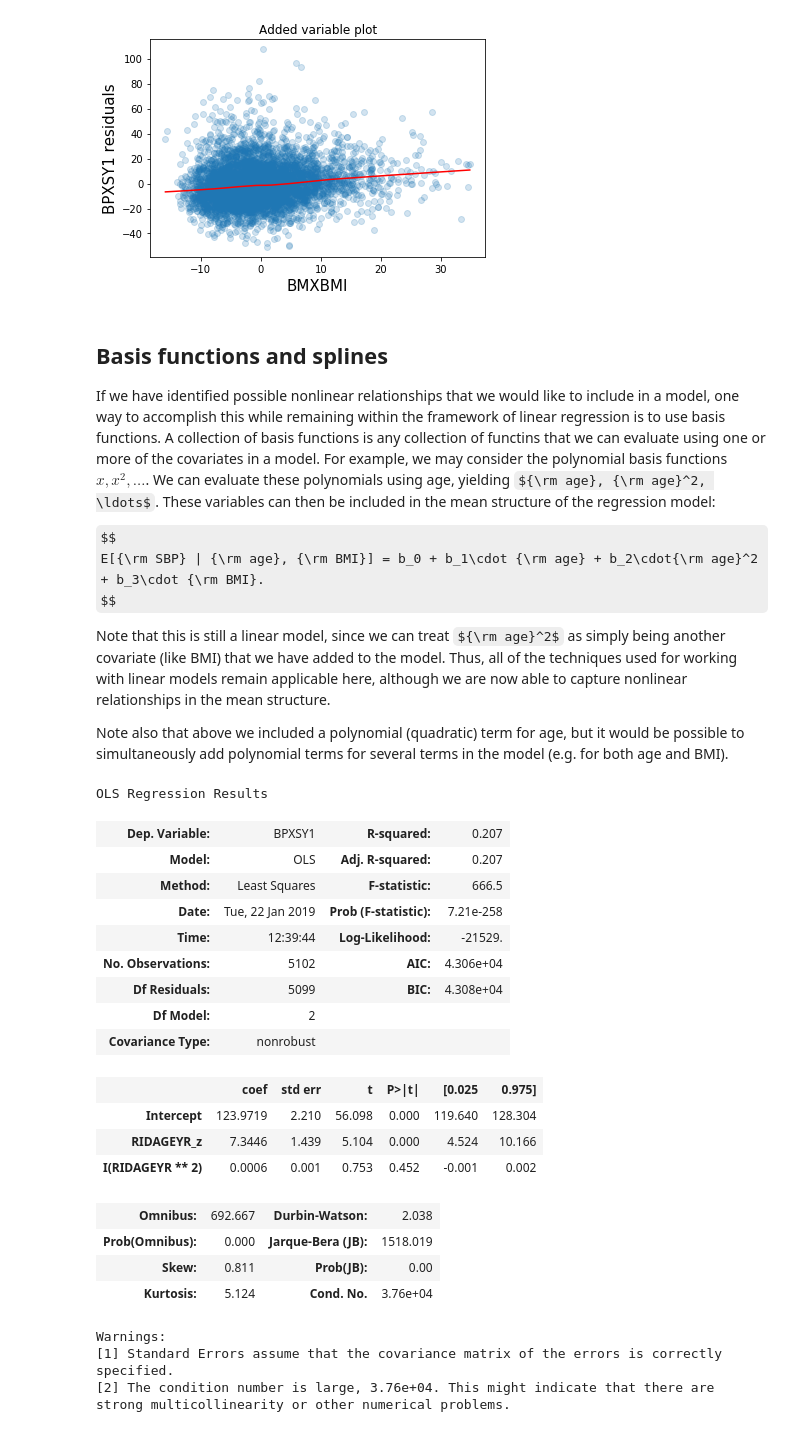
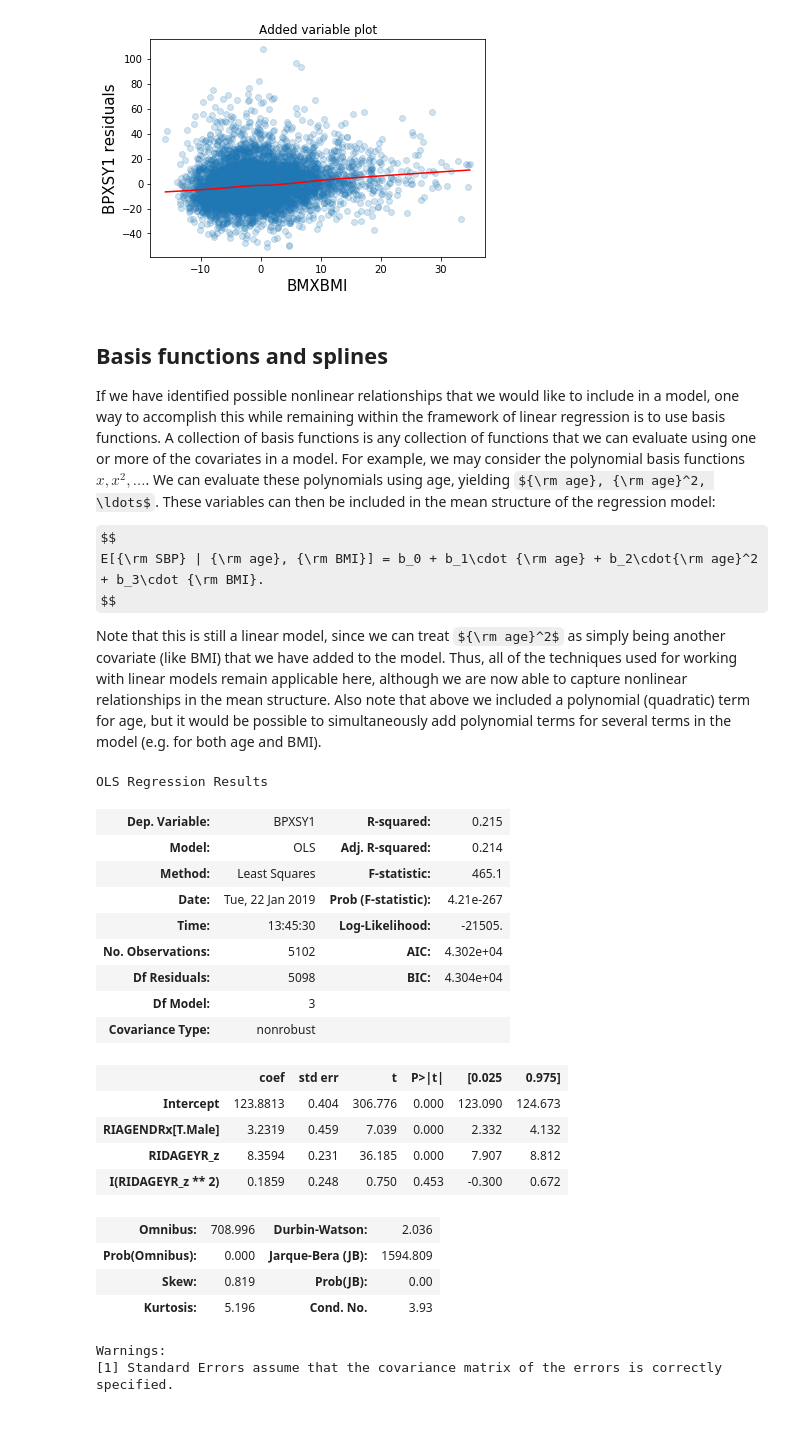
Before and after one commit to Plancks-Constant/cscar-basic-regression, a Jupyter notebook: nhanes.ipynb, the cells around one changed output. Saved outputs shown, nothing was run; the diff lists cells and outputs as text; code cells hidden in the pictures; some formulas as TeX source.

```diff
--- a/nhanes.ipynb
+++ b/nhanes.ipynb
@@ -675,7 +675,7 @@ If we have identified possible nonlinear relationships that
 we would like to include in a model, one way to accomplish this
 while remaining within the framework of linear regression is
 to use basis functions.  A collection of basis functions is
-any collection of functins that we can evaluate using one
+any collection of functions that we can evaluate using one
 or more of the covariates in a model.  For example, we may
 consider the polynomial basis functions $x, x^2, \ldots$.
 We can evaluate these polynomials using age, yielding
@@ -690,36 +690,34 @@ Note that this is still a linear model, since we can treat ${\rm age}^2$ as simp
 being another covariate (like BMI) that we have added to the model.  Thus,
 all of the techniques used for working with linear models remain applicable here,
 although we are now able to capture nonlinear relationships in the mean structure.
-
-Note also that above we included a polynomial (quadratic) term for age,
+Also note that above we included a polynomial (quadratic) term for age,
 but it would be possible to simultaneously add polynomial terms for several
 terms in the model (e.g. for both age and BMI).
 # %%
 da["RIDAGEYR_z"] = (da.RIDAGEYR - da.RIDAGEYR.mean()) / da.RIDAGEYR.std()
-model = sm.OLS.from_formula("BPXSY1 ~ RIDAGEYR_z + I(RIDAGEYR**2)", data=da)
+model = sm.OLS.from_formula("BPXSY1 ~ RIDAGEYR_z + I(RIDAGEYR_z**2) + RIAGENDRx", data=da)
 result = model.fit()
 result.summary()
 # %% [output]
 OLS Regression Results
-| Dep. Variable: | BPXSY1 | R-squared: | 0.207 |
-| Model: | OLS | Adj. R-squared: | 0.207 |
-| Method: | Least Squares | F-statistic: | 666.5 |
-| Date: | Tue, 22 Jan 2019 | Prob (F-statistic): | 7.21e-258 |
-| Time: | 12:39:44 | Log-Likelihood: | -21529. |
-| No. Observations: | 5102 | AIC: | 4.306e+04 |
-| Df Residuals: | 5099 | BIC: | 4.308e+04 |
-| Df Model: | 2 |  |  |
+| Dep. Variable: | BPXSY1 | R-squared: | 0.215 |
+| Model: | OLS | Adj. R-squared: | 0.214 |
+| Method: | Least Squares | F-statistic: | 465.1 |
+| Date: | Tue, 22 Jan 2019 | Prob (F-statistic): | 4.21e-267 |
+| Time: | 13:45:30 | Log-Likelihood: | -21505. |
+| No. Observations: | 5102 | AIC: | 4.302e+04 |
+| Df Residuals: | 5098 | BIC: | 4.304e+04 |
+| Df Model: | 3 |  |  |
 | Covariance Type: | nonrobust |  |  |
 |  | coef | std err | t | P>|t| | [0.025 | 0.975] |
-| Intercept | 123.9719 | 2.210 | 56.098 | 0.000 | 119.640 | 128.304 |
-| RIDAGEYR_z | 7.3446 | 1.439 | 5.104 | 0.000 | 4.524 | 10.166 |
-| I(RIDAGEYR ** 2) | 0.0006 | 0.001 | 0.753 | 0.452 | -0.001 | 0.002 |
+| Intercept | 123.8813 | 0.404 | 306.776 | 0.000 | 123.090 | 124.673 |
+| RIAGENDRx[T.Male] | 3.2319 | 0.459 | 7.039 | 0.000 | 2.332 | 4.132 |
+| RIDAGEYR_z | 8.3594 | 0.231 | 36.185 | 0.000 | 7.907 | 8.812 |
+| I(RIDAGEYR_z ** 2) | 0.1859 | 0.248 | 0.750 | 0.453 | -0.300 | 0.672 |
-| Omnibus: | 692.667 | Durbin-Watson: | 2.038 |
-| Prob(Omnibus): | 0.000 | Jarque-Bera (JB): | 1518.019 |
-| Skew: | 0.811 | Prob(JB): | 0.00 |
-| Kurtosis: | 5.124 | Cond. No. | 3.76e+04 |
+| Omnibus: | 708.996 | Durbin-Watson: | 2.036 |
+| Prob(Omnibus): | 0.000 | Jarque-Bera (JB): | 1594.809 |
+| Skew: | 0.819 | Prob(JB): | 0.00 |
+| Kurtosis: | 5.196 | Cond. No. | 3.93 |
 Warnings:
 [1] Standard Errors assume that the covariance matrix of the errors is correctly specified.
-[2] The condition number is large, 3.76e+04. This might indicate that there are
-strong multicollinearity or other numerical problems.
 # %% [markdown]
```
Also changed, not shown: parts of 11 cells of this notebook.
